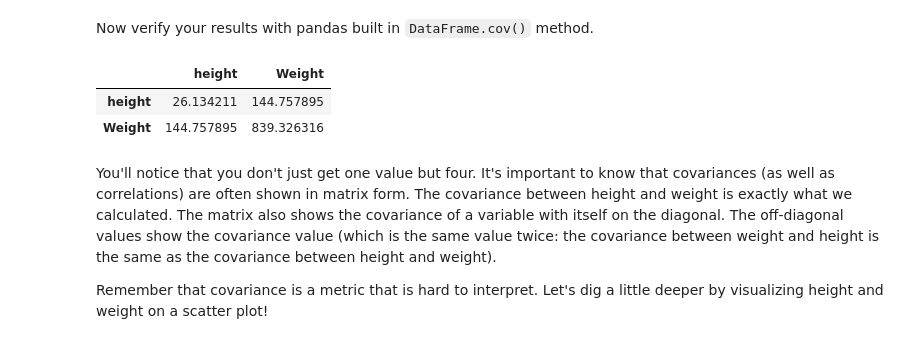
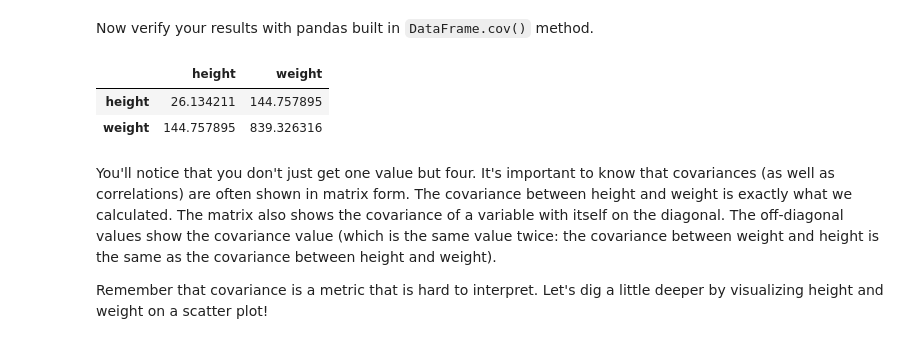
Before and after one commit to cdefaux/dsc-correlation-covariance-lab-atlanta-ds-062419, a Jupyter notebook: index.ipynb, the cells around one changed output. Cells and saved outputs as stored; diff of their text form; code cells hidden in the pictures.

```diff
--- a/index.ipynb
+++ b/index.ipynb
@@ -168,11 +168,11 @@ covariance(df['height'], df['weight'])
 Now verify your results with pandas built in `DataFrame.cov()` method.
 # %%
 # uncomment to run
-daf.cov()
+df.cov()
 # %% [output]
-|  | height | Weight |
+|  | height | weight |
 | height | 26.134211 | 144.757895 |
-| Weight | 144.757895 | 839.326316 |
+| weight | 144.757895 | 839.326316 |
 # %% [markdown]
 You'll notice that you don't just get one value but four. It's important to know that covariances (as well as correlations) are often shown in matrix form. The covariance between height and weight is exactly what we calculated. The matrix also shows the covariance of a variable with itself on the diagonal. The off-diagonal values show the covariance value (which is the same value twice: the covariance between weight and height is the same as the covariance between height and weight).
 
```
